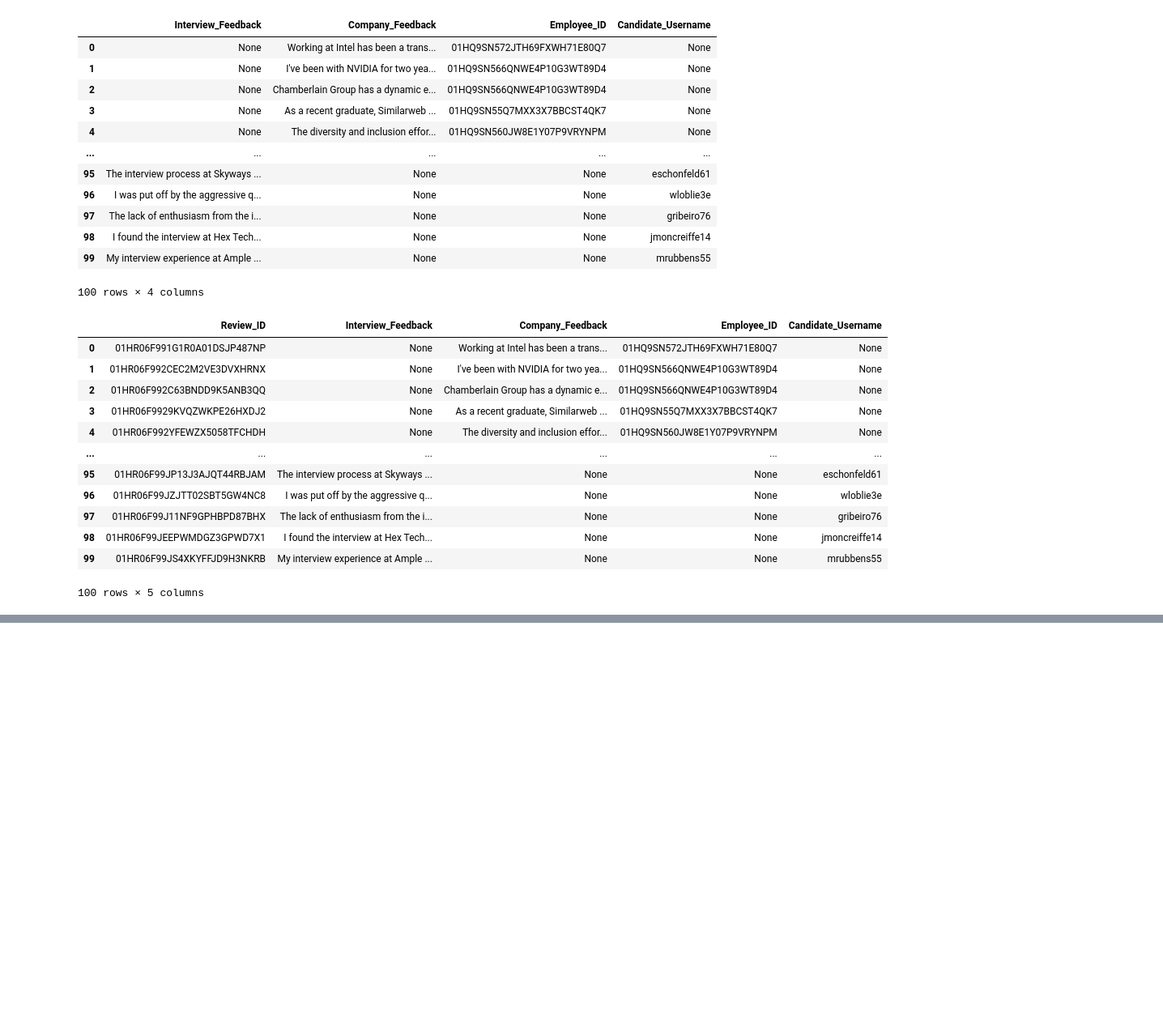
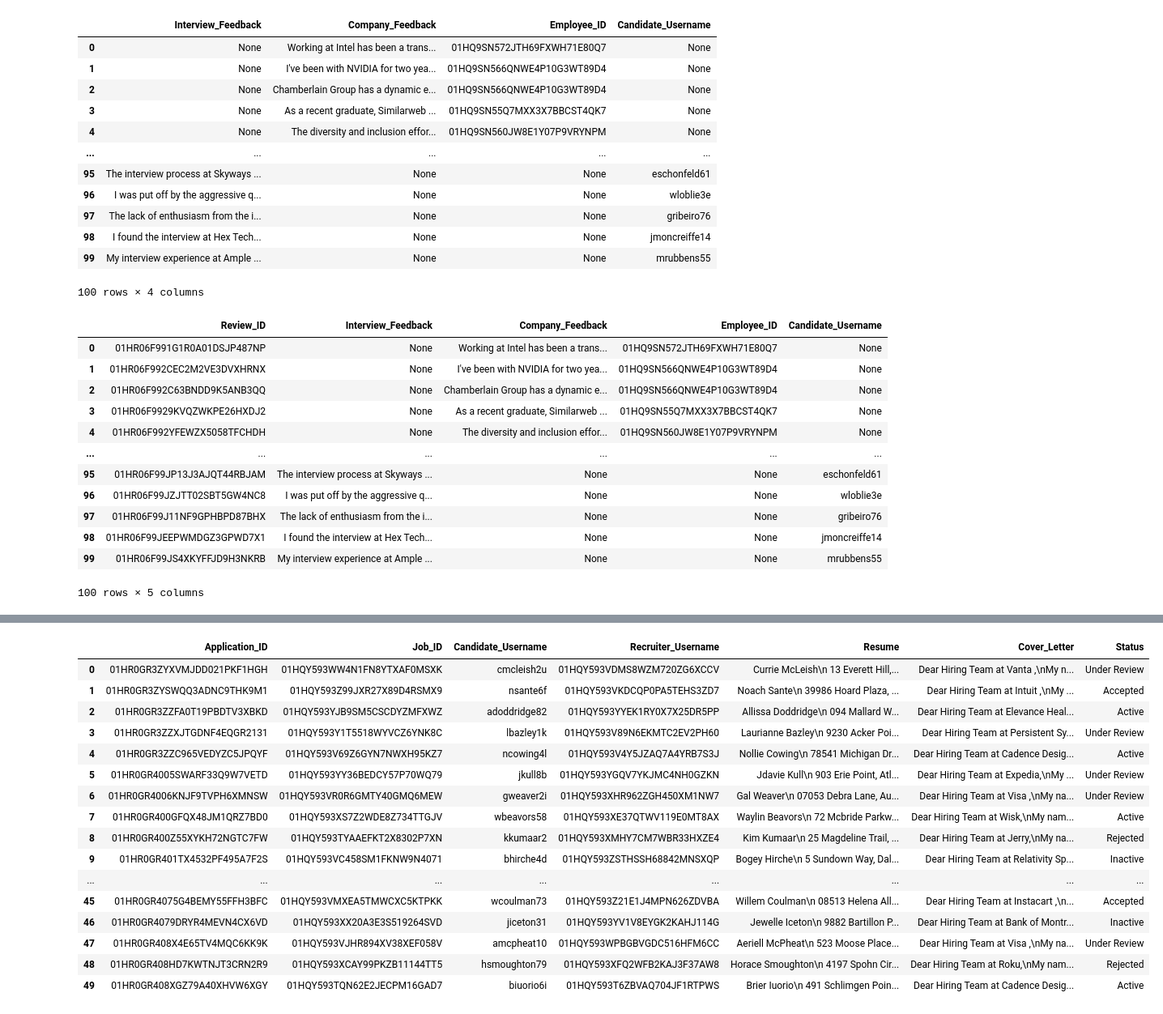
Before and after one commit to vbainwala/TalentTrove, a Jupyter notebook: make_data.ipynb, the cells around one changed output, grey strips where cells are left out. Shown at 81% size. Cells and saved outputs as stored; diff of their text form; code cells hidden in the pictures; blank space fills up the shorter version.

Commit message:
Fixes #4: Add Application data

```diff
--- a/make_data.ipynb
+++ b/make_data.ipynb
@@ -1220,0 +1226,3 @@ review_df.to_csv('data/Review.csv', index=False)
+# %%
+application_df = pd.read_csv('data/Mockaroo/Mockaroo-Application.csv')
+application_df
@@ -1220,0 +1247,10 @@ review_df.to_csv('data/Review.csv', index=False)
+# %%
+# Get list of candidate usernames, job ids, and recruiter usernames to randomly impute
+candidate_usernames = candidate_df['Username'].unique().tolist()
+job_ids = job_posting_df['Job_ID'].unique().tolist()
+recruiter_usernames = recruiter_df['Username'].unique().tolist()
+
+application_df['Job_ID'] = application_df.apply(lambda row: random.choice(job_ids), axis=1)
+application_df['Candidate_Username'] = application_df.apply(lambda row: random.choice(candidate_usernames), axis=1)
+application_df['Recruiter_Username'] = application_df.apply(lambda row: random.choice(job_ids), axis=1)
+application_df
@@ -1220,0 +1275,6 @@ review_df.to_csv('data/Review.csv', index=False)
+# %%
+# Get candidate's resume for the resume attribute
+application_df['Resume'] = application_df['Candidate_Username'].apply(
+    lambda username: candidate_df.loc[candidate_df['Username'] == username, 'Resume'].iloc[0]
+)
+application_df
@@ -1220,0 +1337,22 @@ review_df.to_csv('data/Review.csv', index=False)
+# %%
+application_status = ['Active', 'Inactive', 'Under Review', 'Accepted', 'Rejected']
+application_df['Status'] = application_df.apply(lambda row: random.choice(application_status), axis=1)
+application_df
+# %% [output]
+|  | Application_ID | Job_ID | Candidate_Username | Recruiter_Username | Resume | Cover_Letter | Status |
+| 0 | 01HR0GR3ZYXVMJDD021PKF1HGH | 01HQY593WW4N1FN8YTXAF0MSXK | cmcleish2u | 01HQY593VDMS8WZM720ZG6XCCV | Currie McLeish\n 13 Everett Hill,... | Dear Hiring Team at Vanta ,\nMy n... | Under Review |
+| 1 | 01HR0GR3ZYSWQQ3ADNC9THK9M1 | 01HQY593Z99JXR27X89D4RSMX9 | nsante6f | 01HQY593VKDCQP0PA5TEHS3ZD7 | Noach Sante\n 39986 Hoard Plaza, ... | Dear Hiring Team at Intuit ,\nMy ... | Accepted |
+| 2 | 01HR0GR3ZZFA0T19PBDTV3XBKD | 01HQY593YJB9SM5CSCDYZMFXWZ | adoddridge82 | 01HQY593YYEK1RY0X7X25DR5PP | Allissa Doddridge\n 094 Mallard W... | Dear Hiring Team at Elevance Heal... | Active |
+| 3 | 01HR0GR3ZZXJTGDNF4EQGR2131 | 01HQY593Y1T5518WYVCZ6YNK8C | lbazley1k | 01HQY593V89N6EKMTC2EV2PH60 | Laurianne Bazley\n 9230 Acker Poi... | Dear Hiring Team at Persistent Sy... | Under Review |
+| 4 | 01HR0GR3ZZC965VEDYZC5JPQYF | 01HQY593V69Z6GYN7NWXH95KZ7 | ncowing4l | 01HQY593V4Y5JZAQ7A4YRB7S3J | Nollie Cowing\n 78541 Michigan Dr... | Dear Hiring Team at Cadence Desig... | Active |
+| 5 | 01HR0GR4005SWARF33Q9W7VETD | 01HQY593YY36BEDCY57P70WQ79 | jkull8b | 01HQY593YGQV7YKJMC4NH0GZKN | Jdavie Kull\n 903 Erie Point, Atl... | Dear Hiring Team at Expedia,\nMy ... | Under Review |
+| 6 | 01HR0GR4006KNJF9TVPH6XMNSW | 01HQY593VR0R6GMTY40GMQ6MEW | gweaver2i | 01HQY593XHR962ZGH450XM1NW7 | Gal Weaver\n 07053 Debra Lane, Au... | Dear Hiring Team at Visa ,\nMy na... | Under Review |
+| 7 | 01HR0GR400GFQX48JM1QRZ7BD0 | 01HQY593XS7Z2WDE8Z734TTGJV | wbeavors58 | 01HQY593XE37QTWV119E0MT8AX | Waylin Beavors\n 72 Mcbride Parkw... | Dear Hiring Team at Wisk,\nMy nam... | Active |
+| 8 | 01HR0GR400Z55XYKH72NGTC7FW | 01HQY593TYAAEFKT2X8302P7XN | kkumaar2 | 01HQY593XMHY7CM7WBR33HXZE4 | Kim Kumaar\n 25 Magdeline Trail, ... | Dear Hiring Team at Jerry,\nMy na... | Rejected |
+| 9 | 01HR0GR401TX4532PF495A7F2S | 01HQY593VC458SM1FKNW9N4071 | bhirche4d | 01HQY593ZSTHSSH68842MNSXQP | Bogey Hirche\n 5 Sundown Way, Dal... | Dear Hiring Team at Relativity Sp... | Inactive |
+| ... | ... | ... | ... | ... | ... | ... | ... |
+| 45 | 01HR0GR4075G4BEMY55FFH3BFC | 01HQY593VMXEA5TMWCXC5KTPKK | wcoulman73 | 01HQY593Z21E1J4MPN626ZDVBA | Willem Coulman\n 08513 Helena All... | Dear Hiring Team at Instacart ,\n... | Accepted |
+| 46 | 01HR0GR4079DRYR4MEVN4CX6VD | 01HQY593XX20A3E3S519264SVD | jiceton31 | 01HQY593YV1V8EYGK2KAHJ114G | Jewelle Iceton\n 9882 Bartillon P... | Dear Hiring Team at Bank of Montr... | Inactive |
+| 47 | 01HR0GR408X4E65TV4MQC6KK9K | 01HQY593VJHR894XV38XEF058V | amcpheat10 | 01HQY593WPBGBVGDC516HFM6CC | Aeriell McPheat\n 523 Moose Place... | Dear Hiring Team at Visa ,\nMy na... | Under Review |
+| 48 | 01HR0GR408HD7KWTNJT3CRN2R9 | 01HQY593XCAY99PKZB11144TT5 | hsmoughton79 | 01HQY593XFQ2WFB2KAJ3F37AW8 | Horace Smoughton\n 4197 Spohn Cir... | Dear Hiring Team at Roku,\nMy nam... | Rejected |
+| 49 | 01HR0GR408XGZ79A40XHVW6XGY | 01HQY593TQN62E2JECPM16GAD7 | biuorio6i | 01HQY593T6ZBVAQ704JF1RTPWS | Brier Iuorio\n 491 Schlimgen Poin... | Dear Hiring Team at Cadence Desig... | Active |
```
Also changed, not shown: parts of 6 cells of this notebook, 2 other files.
